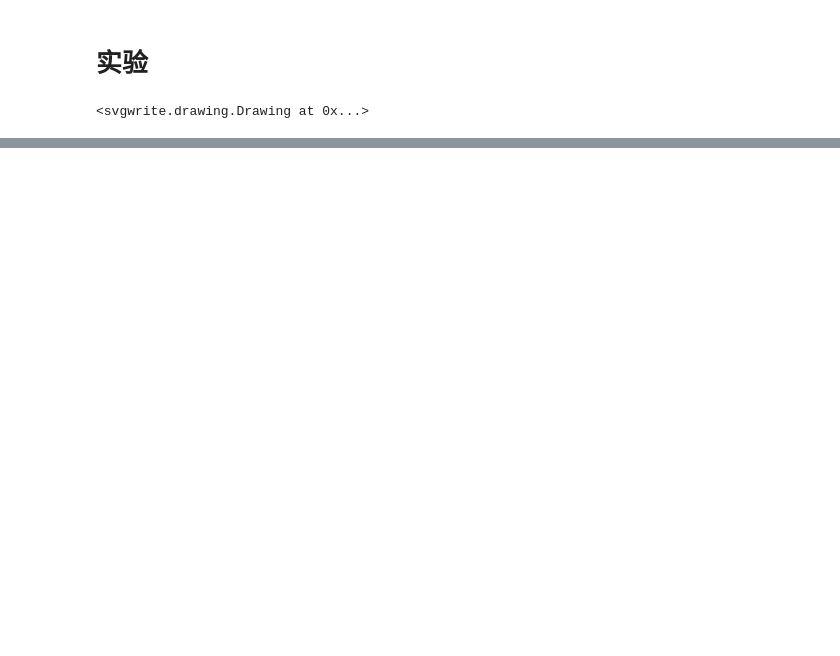
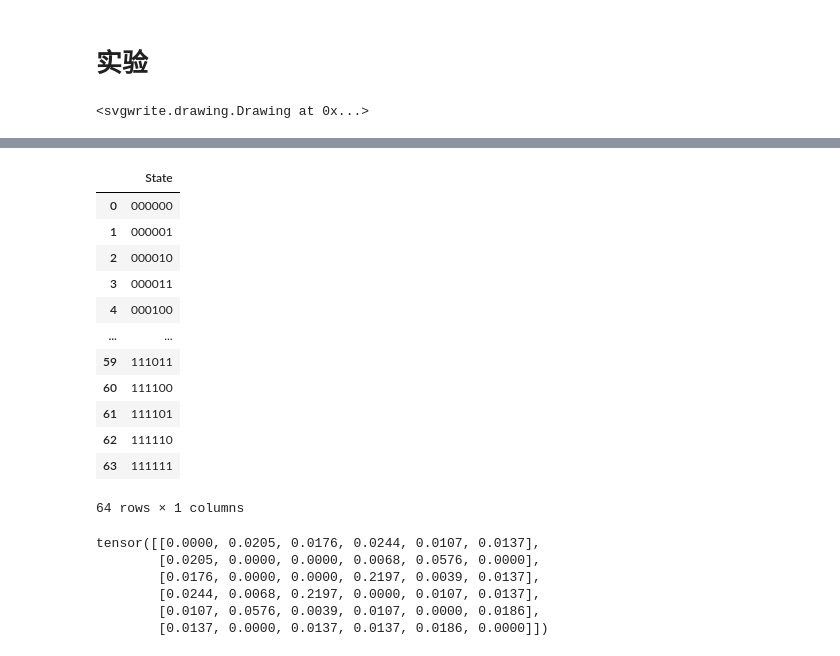
Before and after one commit to Eli-Jiang/GBS_Attention, a Jupyter notebook: precode.ipynb, the cells around one changed output, grey strips where cells are left out. Saved outputs shown, nothing was run; the diff lists cells and outputs as text; code cells hidden in the pictures; blank space fills up the shorter version.

```diff
--- a/precode.ipynb
+++ b/precode.ipynb
@@ -377,0 +380,7 @@ else:
+# %%
+df = pd.DataFrame(list(formatted_data.items()), columns=['State', 'Count'])
+all_states = [format(i, '06b') for i in range(64)]  # 从0到63，格式化为6位二进制
+all_df = pd.DataFrame({'State': all_states})
+df_complete = all_df.merge(df, on='State', how='left').fillna(0)
+df_complete['Count'] = df_complete['Count'].astype(int)
+counts = torch.tensor(df_complete['Count'].values, dtype=torch.float32)
@@ -377,0 +438,52 @@ else:
+# %%
+all_df
+# %% [output]
+|  | State |
+| 0 | 000000 |
+| 1 | 000001 |
+| 2 | 000010 |
+| 3 | 000011 |
+| 4 | 000100 |
+| ... | ... |
+| 59 | 111011 |
+| 60 | 111100 |
+| 61 | 111101 |
+| 62 | 111110 |
+| 63 | 111111 |
+64 rows × 1 columns
+# %%
+# ==================== 你原本的代码（保持原样） ====================
+df_complete = all_df.merge(df1, on='State', how='left').fillna(0)
+df_complete['Count'] = df_complete['Count'].astype(int)
+counts = torch.tensor(df_complete['Count'].values, dtype=torch.float32)
+
+# ==================== 改造部分 ====================
+
+# 1. 将 64 个二进制字符串转换为形状为 (64, 6) 的二值矩阵 (Tensor)
+# 'all_states' 里的每个元素如 '101100' 转换为 [1, 0, 1, 1, 0, 0]
+state_matrix = torch.tensor(
+    [[int(bit) for bit in state] for state in all_df['State']],
+    dtype=torch.float32
+)
+
+# 2. 计算每个状态的概率 (对应你说的 1/1024, 3/1024)
+# 这里假设总数是 1024，如果是动态总数可以换成 counts.sum()
+total_count = 1024.0
+probs = counts / total_count
+
+# 3. 利用矩阵乘法一键生成图的邻接矩阵
+# state_matrix.T 的形状是 (6, 64)，probs.diag() 是 (64, 64)，state_matrix 是 (64, 6)
+# 相乘后的形状刚好是 (6, 6)，即两两节点同时出现的概率和
+adj_matrix = torch.matmul(state_matrix.T, torch.matmul(probs.diag(), state_matrix))
+
+# 4. 移除自环权重（即节点自己和自己连线的部分，如果你需要的话）
+adj_matrix.fill_diagonal_(0)
+
+adj_matrix
+# %% [output]
+tensor([[0.0000, 0.0205, 0.0176, 0.0244, 0.0107, 0.0137],
+        [0.0205, 0.0000, 0.0000, 0.0068, 0.0576, 0.0000],
+        [0.0176, 0.0000, 0.0000, 0.2197, 0.0039, 0.0137],
+        [0.0244, 0.0068, 0.2197, 0.0000, 0.0107, 0.0137],
+        [0.0107, 0.0576, 0.0039, 0.0107, 0.0000, 0.0186],
+        [0.0137, 0.0000, 0.0137, 0.0137, 0.0186, 0.0000]])
```
Also changed, not shown: parts of 15 cells of this notebook, 12 other files.
